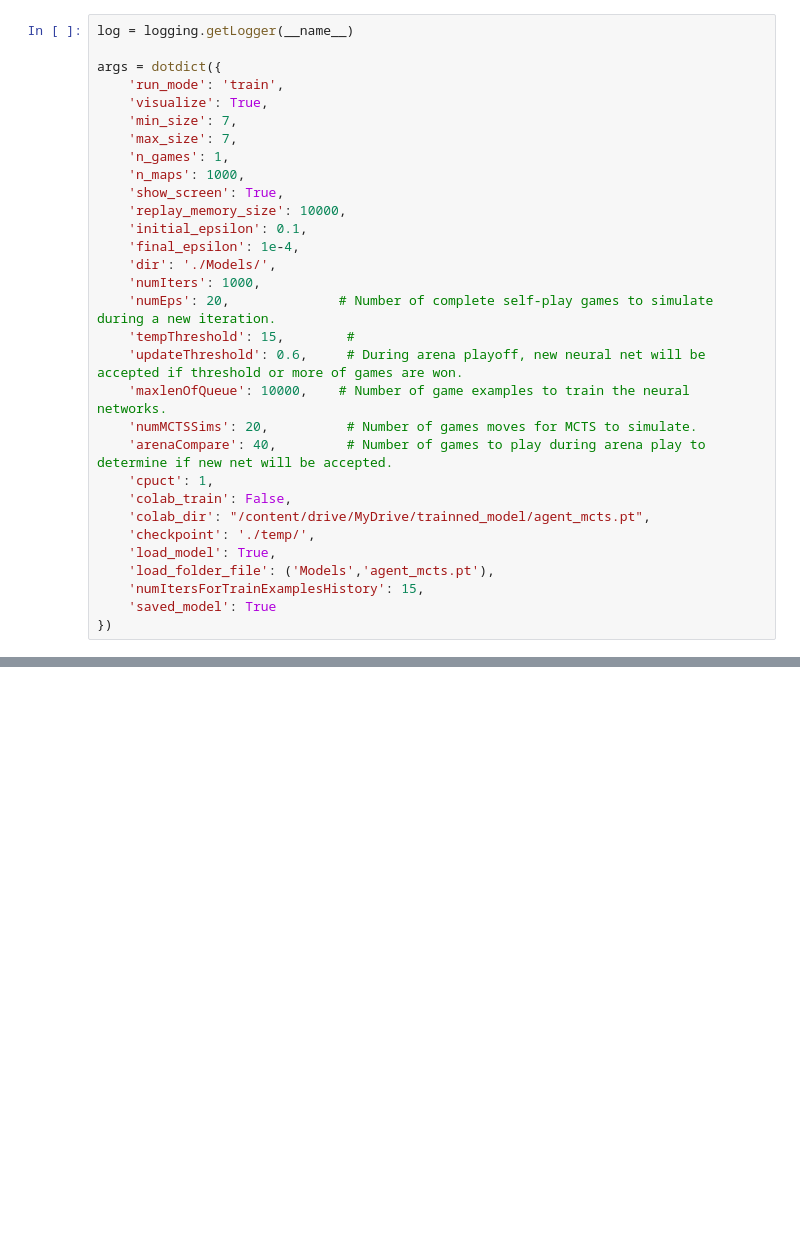
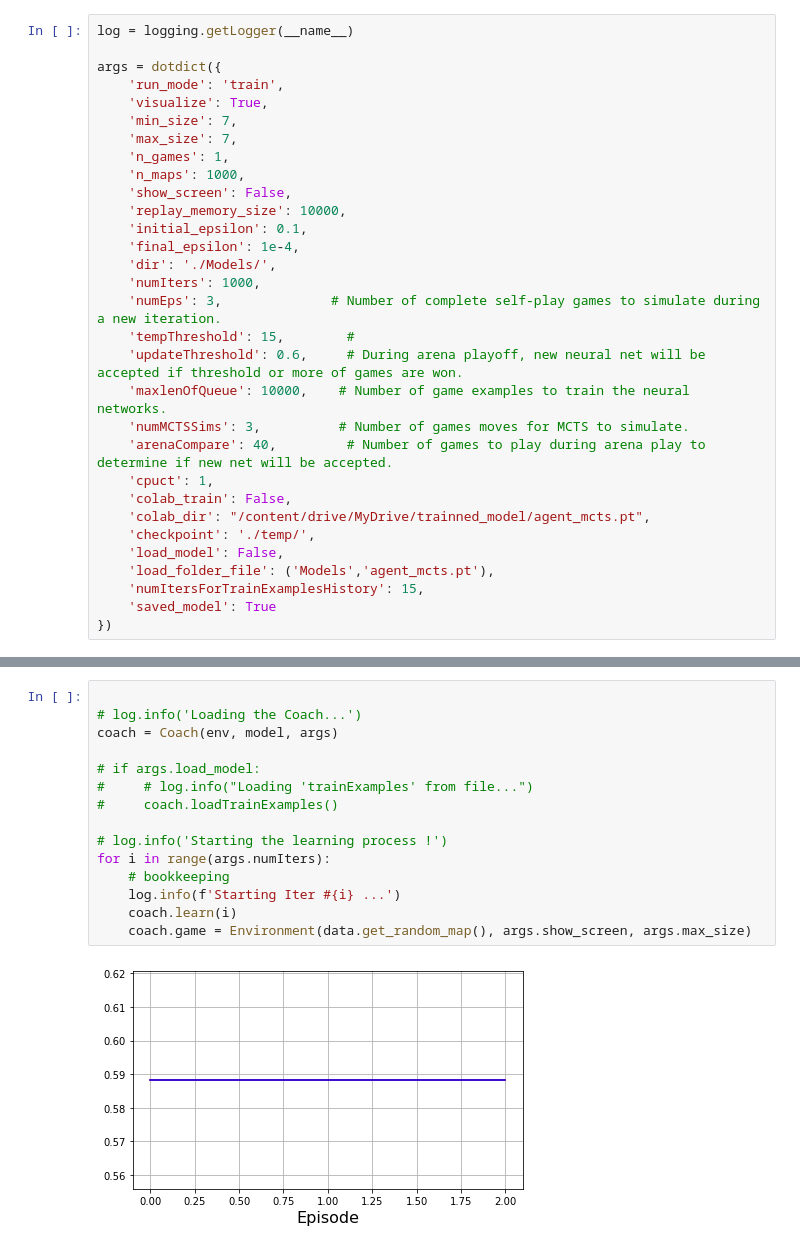
Before and after one commit to NeiH4207/Actor_Critic_MultiAgent, a Jupyter notebook: MSTS.ipynb, the cells around one changed output, grey strips where cells are left out. Cells and saved outputs as stored; diff of their text form; blank space fills up the shorter version.

```diff
--- a/MSTS.ipynb
+++ b/MSTS.ipynb
@@ -25,23 +22,23 @@ args = dotdict({
     'max_size': 7,
     'n_games': 1,
     'n_maps': 1000,
-    'show_screen': True,
+    'show_screen': False,
     'replay_memory_size': 10000,
     'initial_epsilon': 0.1,
     'final_epsilon': 1e-4,
     'dir': './Models/',
     'numIters': 1000,
-    'numEps': 20,              # Number of complete self-play games to simulate during a new iteration.
+    'numEps': 3,              # Number of complete self-play games to simulate during a new iteration.
     'tempThreshold': 15,        #
     'updateThreshold': 0.6,     # During arena playoff, new neural net will be accepted if threshold or more of games are won.
     'maxlenOfQueue': 10000,    # Number of game examples to train the neural networks.
-    'numMCTSSims': 20,          # Number of games moves for MCTS to simulate.
+    'numMCTSSims': 3,          # Number of games moves for MCTS to simulate.
     'arenaCompare': 40,         # Number of games to play during arena play to determine if new net will be accepted.
     'cpuct': 1,
     'colab_train': False,
     'colab_dir': "/content/drive/MyDrive/trainned_model/agent_mcts.pt",
     'checkpoint': './temp/',
-    'load_model': True,
+    'load_model': False,
     'load_folder_file': ('Models','agent_mcts.pt'),
     'numItersForTrainExamplesHistory': 15,
     'saved_model': True
@@ -82,0 +57,17 @@ Checkpoint Directory exists!
+# %%
+
+# log.info('Loading the Coach...')
+coach = Coach(env, model, args)
+
+# if args.load_model:
+#     # log.info("Loading 'trainExamples' from file...")
+#     coach.loadTrainExamples()
+
+# log.info('Starting the learning process !')
+for i in range(args.numIters):
+    # bookkeeping
+    log.info(f'Starting Iter #{i} ...')
+    coach.learn(i)
+    coach.game = Environment(data.get_random_map(), args.show_screen, args.max_size)
+# %% [output]
+[figure, added]
```
Also changed, not shown: parts of 3 cells of this notebook, 7 other files.
